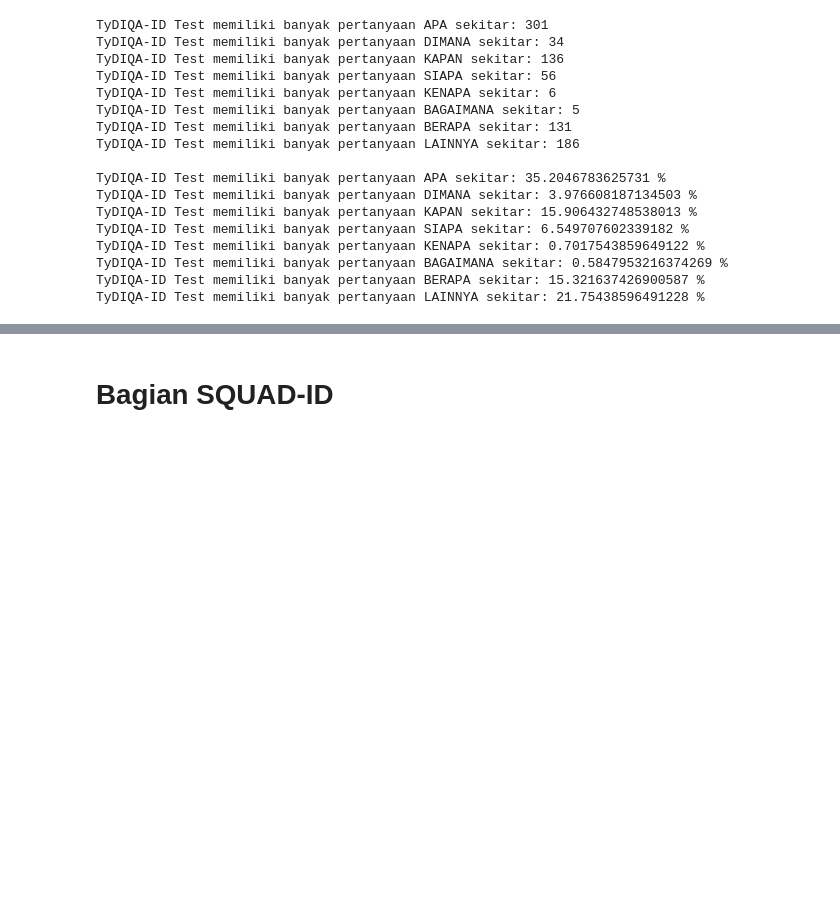
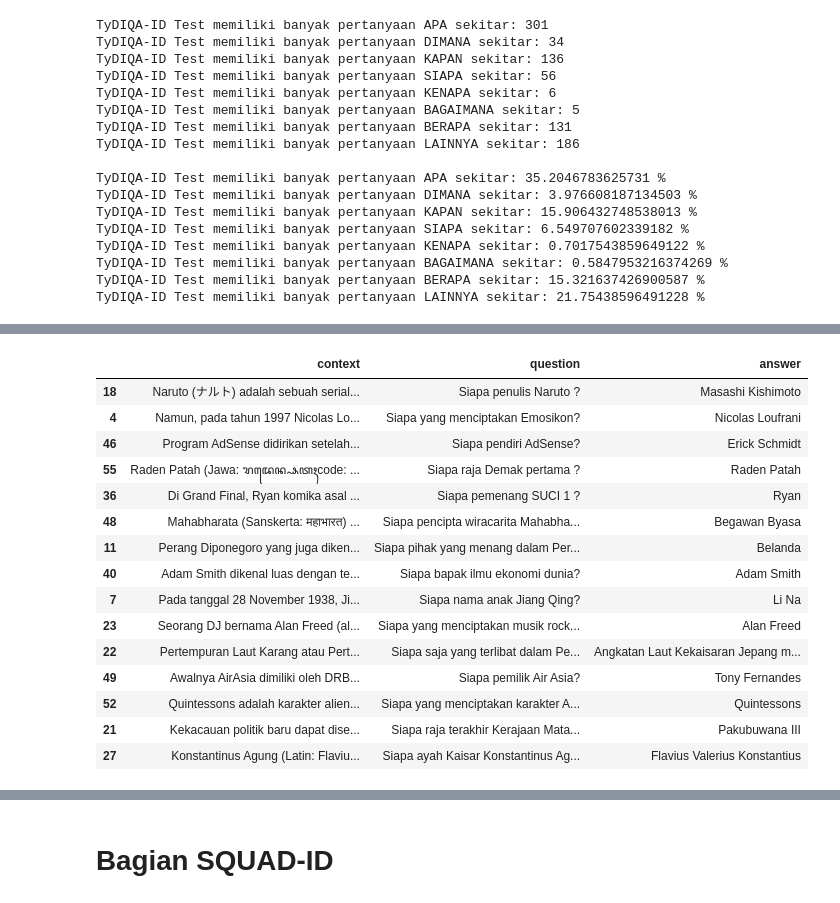
Before and after one commit to muhammadravi251001/qas-with-indonli, a Jupyter notebook: utilities/Cek Reasoning Type.ipynb, the cells around one changed output, grey strips where cells are left out. Saved outputs shown, nothing was run; the diff lists cells and outputs as text; code cells hidden in the pictures; blank space fills up the shorter version.

```diff
--- a/utilities/Cek Reasoning Type.ipynb
+++ b/utilities/Cek Reasoning Type.ipynb
@@ -331,0 +521,19 @@ lainnya_df_tydiqa_id = pick_a_row(data=data_qas_id_tydiqa_id, question_type="lai
+# %%
+siapa_df_tydiqa_id
+# %% [output]
+|  | context | question | answer |
+| 18 | Naruto (ナルト) adalah sebuah serial... | Siapa penulis Naruto ? | Masashi Kishimoto |
+| 4 | Namun, pada tahun 1997 Nicolas Lo... | Siapa yang menciptakan Emosikon? | Nicolas Loufrani |
+| 46 | Program AdSense didirikan setelah... | Siapa pendiri AdSense? | Erick Schmidt |
+| 55 | Raden Patah (Jawa: ꦫꦢꦺꦤ꧀ꦦꦠꦃcode: ... | Siapa raja Demak pertama ? | Raden Patah |
+| 36 | Di Grand Final, Ryan komika asal ... | Siapa pemenang SUCI 1 ? | Ryan |
+| 48 | Mahabharata (Sanskerta: महाभारत) ... | Siapa pencipta wiracarita Mahabha... | Begawan Byasa |
+| 11 | Perang Diponegoro yang juga diken... | Siapa pihak yang menang dalam Per... | Belanda |
+| 40 | Adam Smith dikenal luas dengan te... | Siapa bapak ilmu ekonomi dunia? | Adam Smith |
+| 7 | Pada tanggal 28 November 1938, Ji... | Siapa nama anak Jiang Qing? | Li Na |
+| 23 | Seorang DJ bernama Alan Freed (al... | Siapa yang menciptakan musik rock... | Alan Freed |
+| 22 | Pertempuran Laut Karang atau Pert... | Siapa saja yang terlibat dalam Pe... | Angkatan Laut Kekaisaran Jepang m... |
+| 49 | Awalnya AirAsia dimiliki oleh DRB... | Siapa pemilik Air Asia? | Tony Fernandes |
+| 52 | Quintessons adalah karakter alien... | Siapa yang menciptakan karakter A... | Quintessons |
+| 21 | Kekacauan politik baru dapat dise... | Siapa raja terakhir Kerajaan Mata... | Pakubuwana III |
+| 27 | Konstantinus Agung (Latin: Flaviu... | Siapa ayah Kaisar Konstantinus Ag... | Flavius Valerius Konstantius |
```
Also changed, not shown: parts of 15 cells of this notebook.
